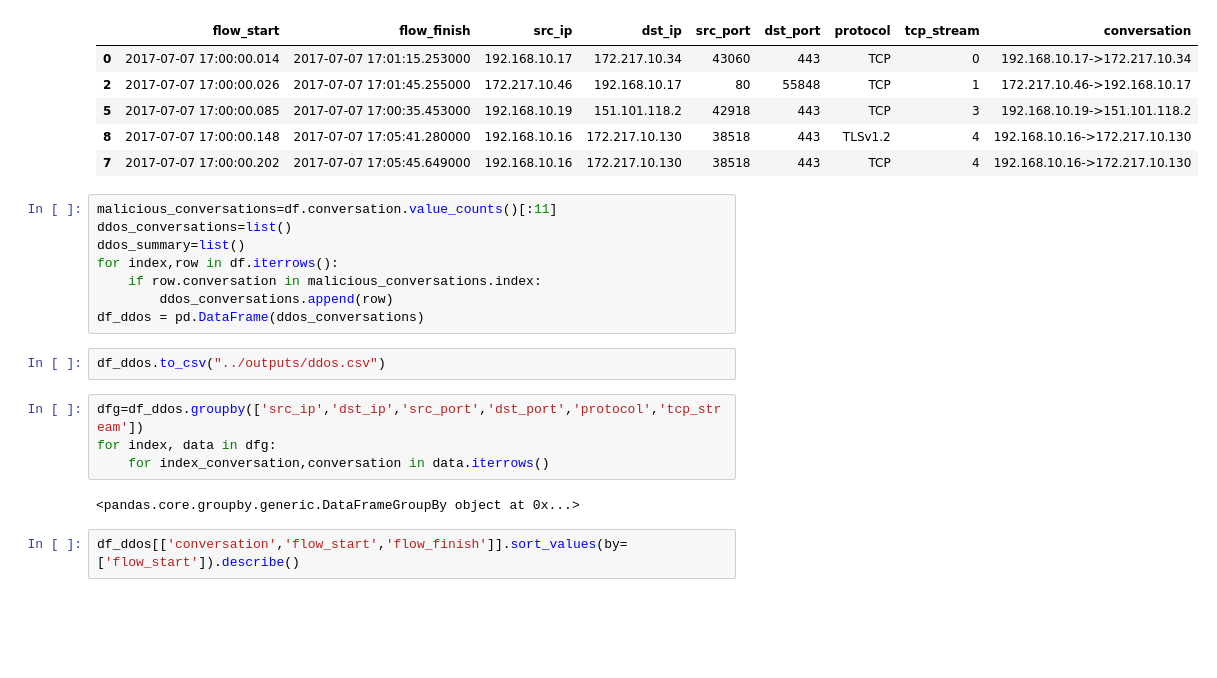
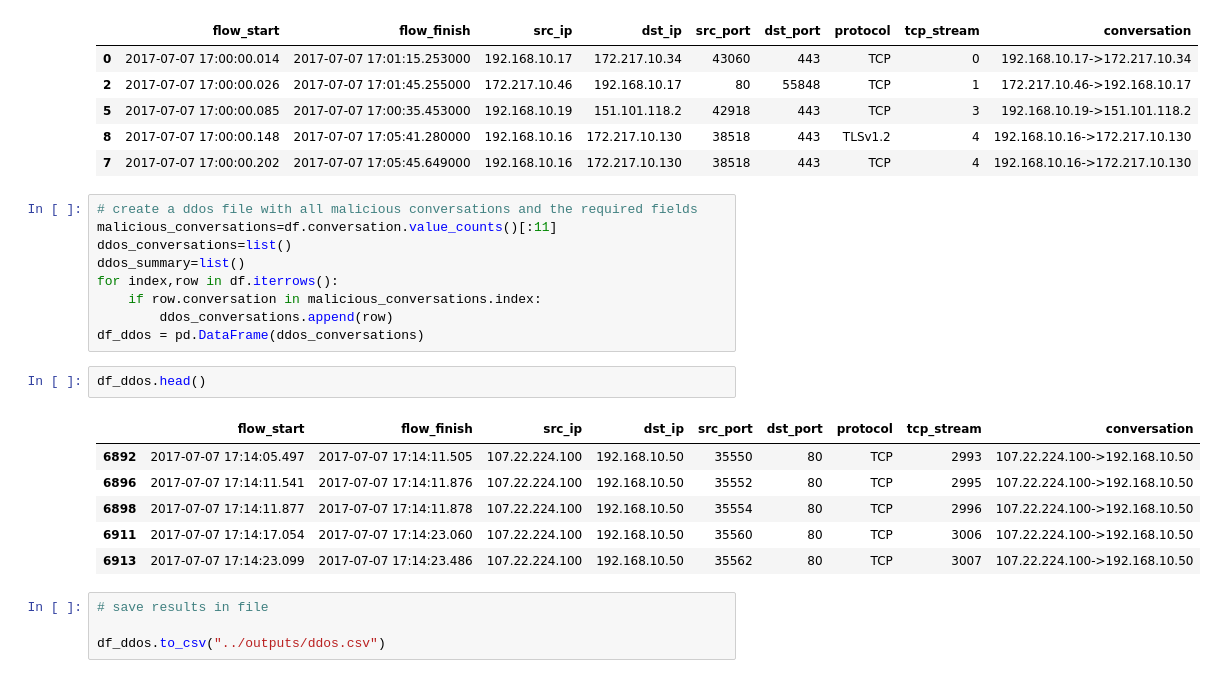
Before and after one commit to danielgil1/security_analytics, a Jupyter notebook: notebooks/Summary.ipynb, the cells around one changed output. Saved outputs shown, nothing was run; the diff lists cells and outputs as text; blank space fills up the shorter version.

```diff
--- a/notebooks/Summary.ipynb
+++ b/notebooks/Summary.ipynb
@@ -51,6 +55,7 @@ df.head()
 | 8 | 2017-07-07 17:00:00.148 | 2017-07-07 17:05:41.280000 | 192.168.10.16 | 172.217.10.130 | 38518 | 443 | TLSv1.2 | 4 | 192.168.10.16->172.217.10.130 |
 | 7 | 2017-07-07 17:00:00.202 | 2017-07-07 17:05:45.649000 | 192.168.10.16 | 172.217.10.130 | 38518 | 443 | TCP | 4 | 192.168.10.16->172.217.10.130 |
 # %%
+# create a ddos file with all malicious conversations and the required fields
 malicious_conversations=df.conversation.value_counts()[:11]
 ddos_conversations=list()
 ddos_summary=list()
@@ -58,13 +63,16 @@ for index,row in df.iterrows():
     if row.conversation in malicious_conversations.index:
         ddos_conversations.append(row)
 df_ddos = pd.DataFrame(ddos_conversations)
+# %%
+df_ddos.head()
+# %% [output]
+|  | flow_start | flow_finish | src_ip | dst_ip | src_port | dst_port | protocol | tcp_stream | conversation |
+| 6892 | 2017-07-07 17:14:05.497 | 2017-07-07 17:14:11.505 | 107.22.224.100 | 192.168.10.50 | 35550 | 80 | TCP | 2993 | 107.22.224.100->192.168.10.50 |
+| 6896 | 2017-07-07 17:14:11.541 | 2017-07-07 17:14:11.876 | 107.22.224.100 | 192.168.10.50 | 35552 | 80 | TCP | 2995 | 107.22.224.100->192.168.10.50 |
+| 6898 | 2017-07-07 17:14:11.877 | 2017-07-07 17:14:11.878 | 107.22.224.100 | 192.168.10.50 | 35554 | 80 | TCP | 2996 | 107.22.224.100->192.168.10.50 |
+| 6911 | 2017-07-07 17:14:17.054 | 2017-07-07 17:14:23.060 | 107.22.224.100 | 192.168.10.50 | 35560 | 80 | TCP | 3006 | 107.22.224.100->192.168.10.50 |
+| 6913 | 2017-07-07 17:14:23.099 | 2017-07-07 17:14:23.486 | 107.22.224.100 | 192.168.10.50 | 35562 | 80 | TCP | 3007 | 107.22.224.100->192.168.10.50 |
 # %%
+# save results in file
+
 df_ddos.to_csv("../outputs/ddos.csv")
-# %%
-dfg=df_ddos.groupby(['src_ip','dst_ip','src_port','dst_port','protocol','tcp_stream'])
-for index, data in dfg:
-    for index_conversation,conversation in data.iterrows()
-# %% [output]
-<pandas.core.groupby.generic.DataFrameGroupBy object at 0x...>
-# %%
-df_ddos[['conversation','flow_start','flow_finish']].sort_values(by=['flow_start']).describe()
```
Also changed, not shown: parts of 3 cells of this notebook, 9 other files.
